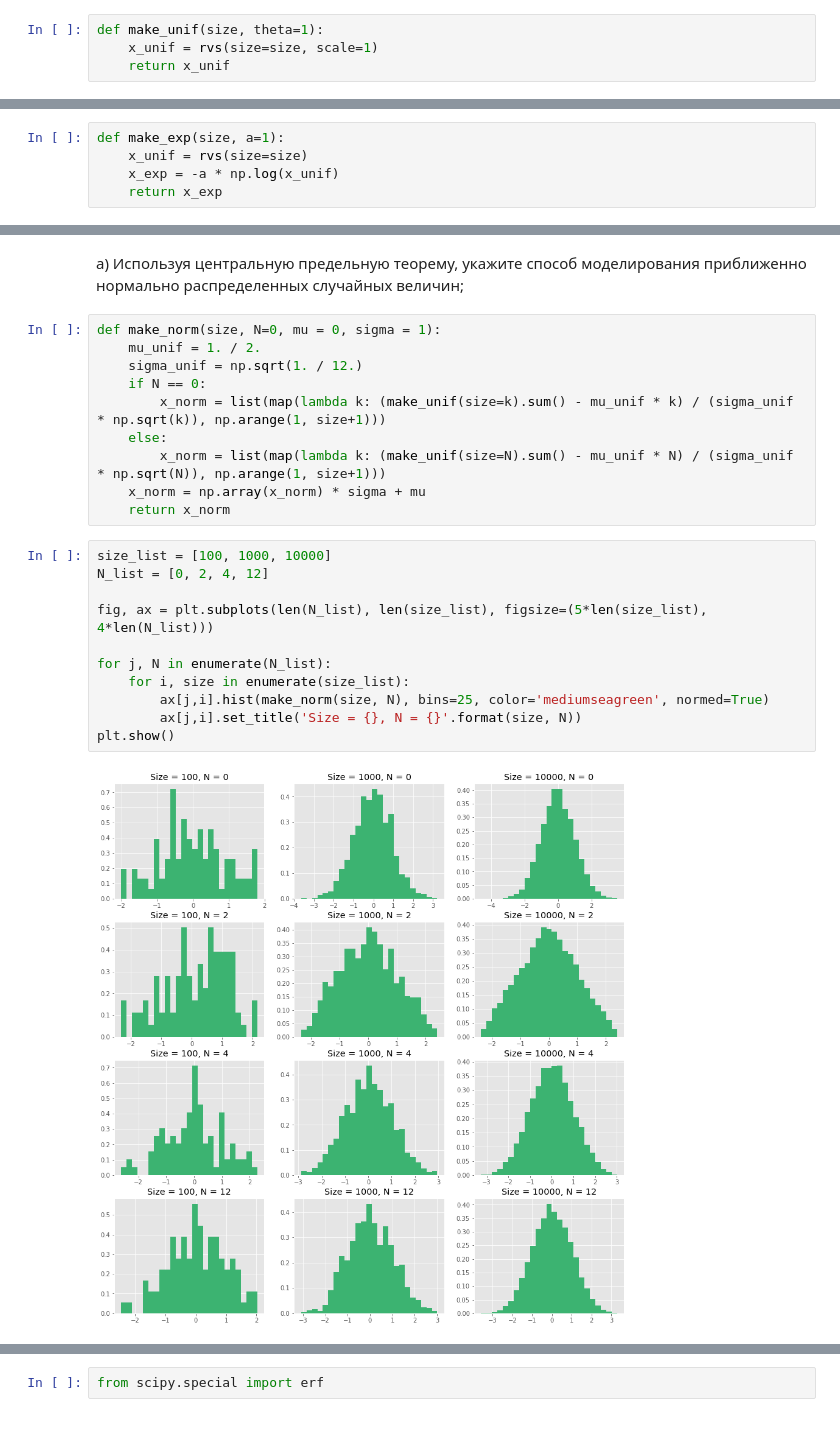
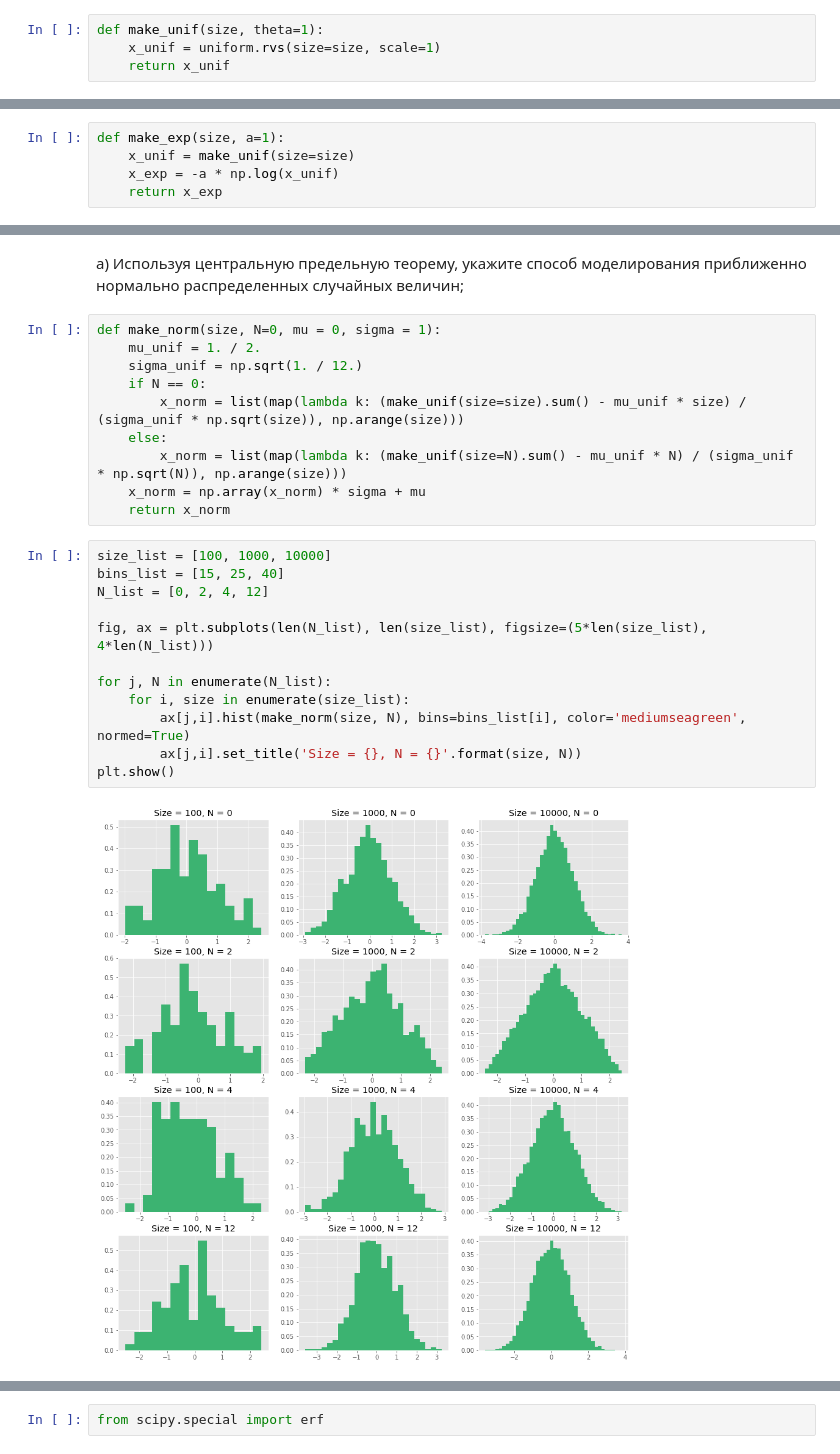
Before and after one commit to Tismoney/math-stat, a Jupyter notebook: home_task_1.ipynb, the cells around one changed output, grey strips where cells are left out. Drawn from its saved outputs; the diff is of its cells as text; blank space fills up the shorter version.

```diff
--- a/home_task_1.ipynb
+++ b/home_task_1.ipynb
@@ -21,7 +20,7 @@ import warnings
 warnings.filterwarnings('ignore')
 # %%
 def make_unif(size, theta=1):
-    x_unif = rvs(size=size, scale=1)
+    x_unif = uniform.rvs(size=size, scale=1)
     return x_unif
 # %%
 size_list = [100, 1000, 10000, 100000]
@@ -78,7 +77,7 @@ plt.show()
 a) Предложите способ моделирования независимых случайных величин $X_1, X_2, ..., X_n$, где $$P(X_i \leq t) = 1 − e^{−t/a}, ~ t > 0 ~ (a > 0 - постоянная) ~ i = 1, 2, ..., n.$$
 # %%
 def make_exp(size, a=1):
-    x_unif = rvs(size=size)
+    x_unif = make_unif(size=size)
     x_exp = -a * np.log(x_unif)
     return x_exp
 # %% [markdown]
@@ -133,22 +134,23 @@ def make_norm(size, N=0, mu = 0, sigma = 1):
     mu_unif = 1. / 2.
     sigma_unif = np.sqrt(1. / 12.)
     if N == 0:
-        x_norm = list(map(lambda k: (make_unif(size=k).sum() - mu_unif * k) / (sigma_unif * np.sqrt(k)), np.arange(1, size+1)))
+        x_norm = list(map(lambda k: (make_unif(size=size).sum() - mu_unif * size) / (sigma_unif * np.sqrt(size)), np.arange(size)))
     else:
-        x_norm = list(map(lambda k: (make_unif(size=N).sum() - mu_unif * N) / (sigma_unif * np.sqrt(N)), np.arange(1, size+1)))
+        x_norm = list(map(lambda k: (make_unif(size=N).sum() - mu_unif * N) / (sigma_unif * np.sqrt(N)), np.arange(size)))
     x_norm = np.array(x_norm) * sigma + mu
     return x_norm
 # %%
 size_list = [100, 1000, 10000]
+bins_list = [15, 25, 40]
 N_list = [0, 2, 4, 12]
 
 fig, ax = plt.subplots(len(N_list), len(size_list), figsize=(5*len(size_list), 4*len(N_list)))
 
 for j, N in enumerate(N_list):
     for i, size in enumerate(size_list):
-        ax[j,i].hist(make_norm(size, N), bins=25, color='mediumseagreen', normed=True)
+        ax[j,i].hist(make_norm(size, N), bins=bins_list[i], color='mediumseagreen', normed=True)
         ax[j,i].set_title('Size = {}, N = {}'.format(size, N))
 plt.show()
 # %% [output]
-[figure, old version]
+[figure, new version]
 # %% [markdown]
```
Also changed, not shown: parts of 27 cells of this notebook.
